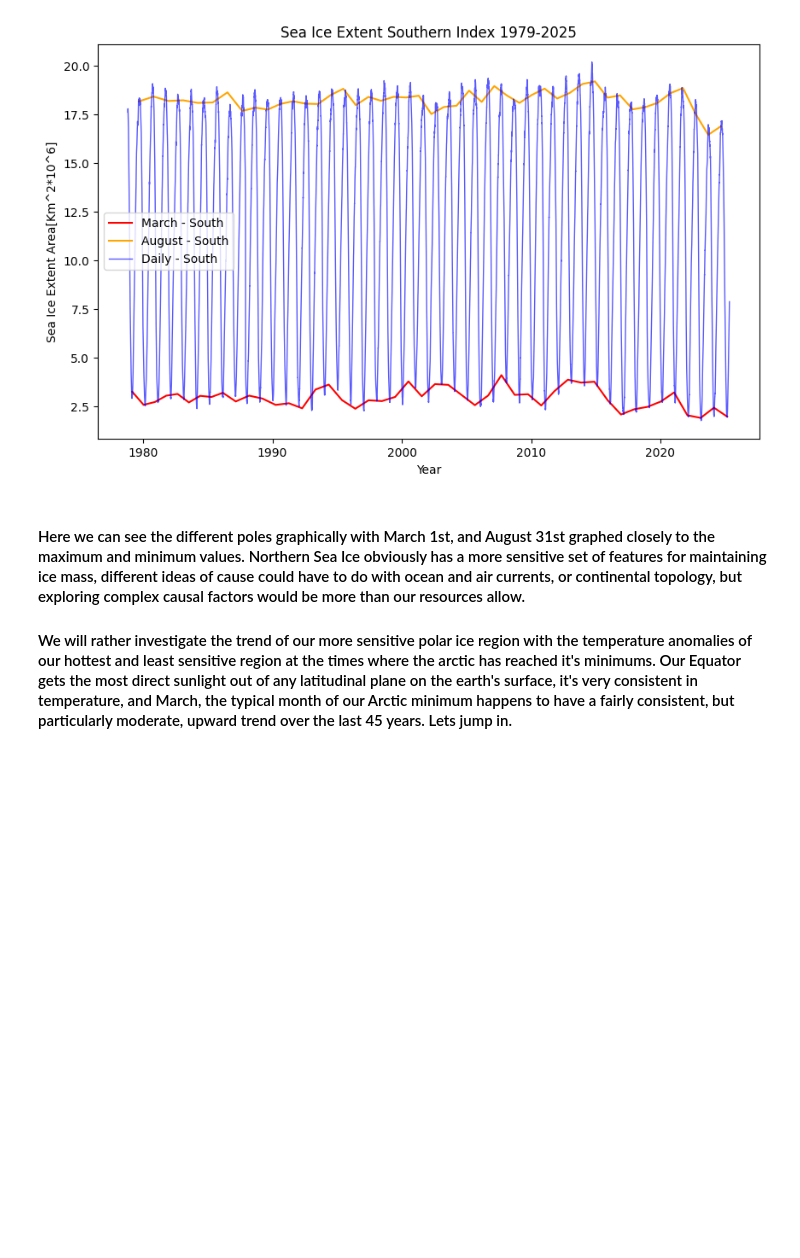
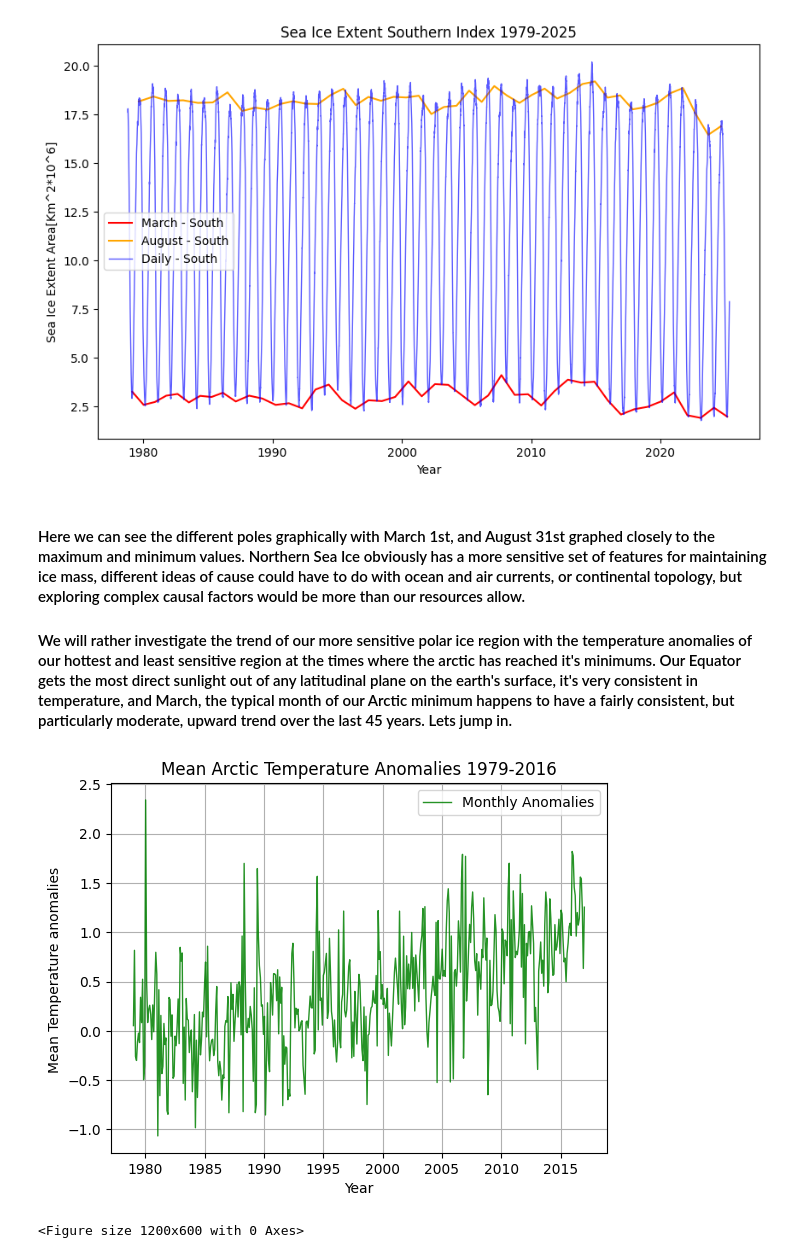
Before and after one commit to sRonanSmith/Clim586, a Jupyter notebook: seaiceanalysis.ipynb, the cells around one changed output. Saved outputs shown, nothing was run; the diff lists cells and outputs as text; code cells hidden in the pictures; blank space fills up the shorter version.

Commit message:
FInal Graph

```diff
--- a/seaiceanalysis.ipynb
+++ b/seaiceanalysis.ipynb
@@ -152,3 +152,67 @@ plt.legend()
 #### Here we can see the different poles graphically with March 1st, and August 31st graphed closely to the maximum and minimum values. Northern Sea Ice obviously has a more sensitive set of features for maintaining ice mass, different ideas of cause could have to do with ocean and air currents, or continental topology, but exploring complex causal factors would be more than our resources allow.
 
 #### We will rather investigate the trend of our more sensitive polar ice region with the temperature anomalies of our hottest and least sensitive region at the times where the arctic has reached it's minimums. Our Equator gets the most direct sunlight out of any latitudinal plane on the earth's surface, it's very consistent in temperature, and March, the typical month of our Arctic minimum happens to have a fairly consistent, but particularly moderate, upward trend over the last 45 years. Lets jump in.
+# %%
+data = pd.read_csv('NOAAGlobalT.csv')
+data = data.replace(-999.999, 0)
+nhemi = data[(data['LAT'] >= 60 ) & (data['LAT'] <= 80 ) ].values
+# print(nhemi[0][0::])
+nhemi[nhemi == -9.999e+02] = 0
+# print(np.shape(nhemi), len(nhemi))
+# increment = 0
+sum = np.zeros(len(nhemi[0][1203::]))
+for i in nhemi:
+    # for k in range(i)
+    #     set.append(j[1203 + (72 * i)::])
+    # 1979-1880 = 99 years, 99 * 12 = 1188 months + 9 from january to october, 1197 months into NOAAGlobalT
+    # , 1197 + 3 = 1200: since first month is on index 3, 1203 for january 1979
+    increment =  np.array(i[1203::])
+    # print(increment)
+    sum += increment
+product = sum/len(nhemi)
+t = np.linspace(1979, 2017, len(product))
+# print(product)
+sum = np.zeros(len(nhemi[0][1205::12]))
+for i in nhemi:
+    # March
+    increment =  np.array(i[1205::12])
+    # print(increment)
+    sum += increment
+# product = sum/len(nhemi)
+marproduct = sum/len(nhemi)
+mart = np.linspace(1979, 2017, len(marproduct))
+
+
+# increment2 = 0
+# for i in equatormeans:
+#     # december
+#     meansum = i[1211::12] + increment2
+#     increment2 =  i[1211::12]
+#     decproduct = meansum/len(equatormeans)
+#     dect = np.linspace(1980, 2017, len(decproduct))
+
+
+# increment3 = 0
+# for i in equatormeans:
+#     # August september
+#     meansum = i[1210::12] + increment3
+#     increment3 =  i[1210::12]
+#     augproduct = meansum/len(equatormeans)
+#     augt = np.linspace(1979, 2017, len(augproduct))
+plt.plot(t, product,"-", label='Monthly Anomalies', color='green', lw=1, alpha=.85)
+# plt.plot(mart, marproduct,"-", label='March Anomalies', color='red', lw=1.5)
+# plt.plot(augt, augproduct,"-", label='August Averages', color='blue', lw=1.5)
+# # plt.plot(dect, decproduct,"-", label='December Averages', color='green', lw=1.5)
+# print(product)
+# values_Auckland = data_Auckland[0, 3:]
+# plt.plot(t, productaug,"-", color="red")
+plt.title('Mean Arctic Temperature Anomalies 1979-2016')
+plt.xlabel("Year")
+plt.ylabel("Mean Temperature anomalies ")
+plt.grid()
+plt.legend()
+plt.figure(figsize=(12, 6))
+plt.show()
+# %% [output]
+[figure, added]
+<Figure size 1200x600 with 0 Axes>
```
Also changed, not shown: parts of 2 cells of this notebook.
